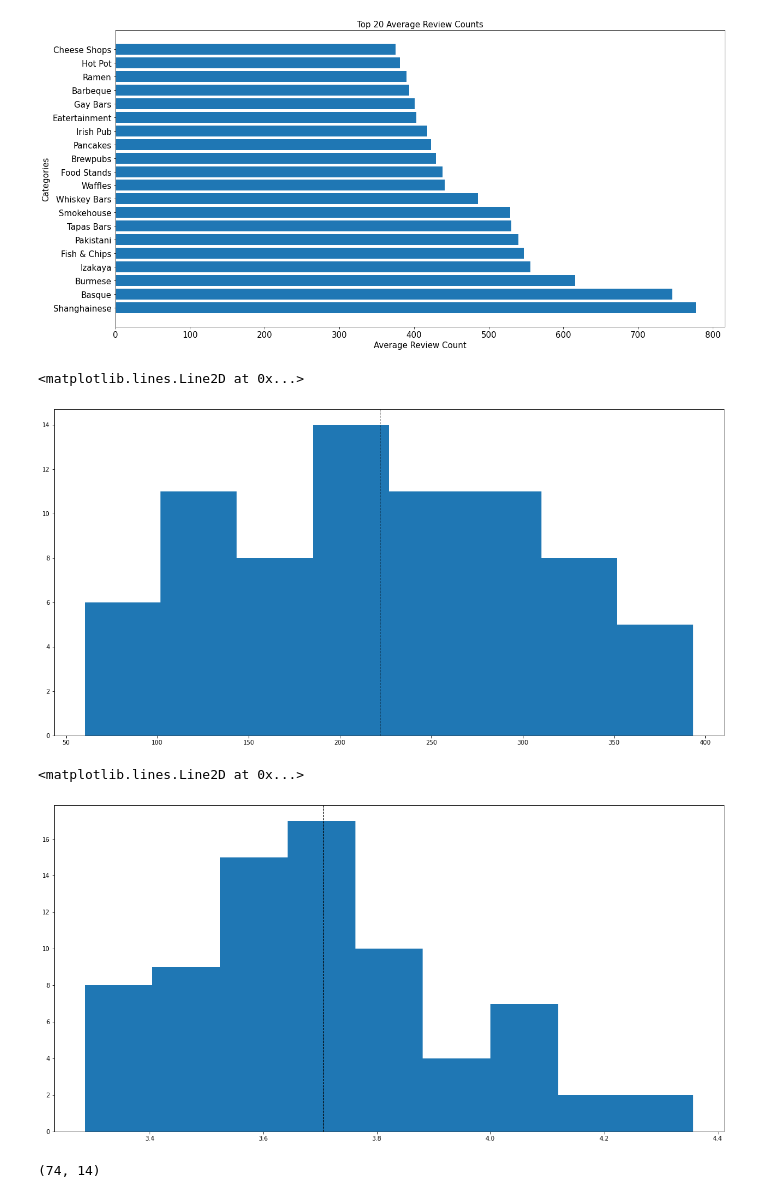
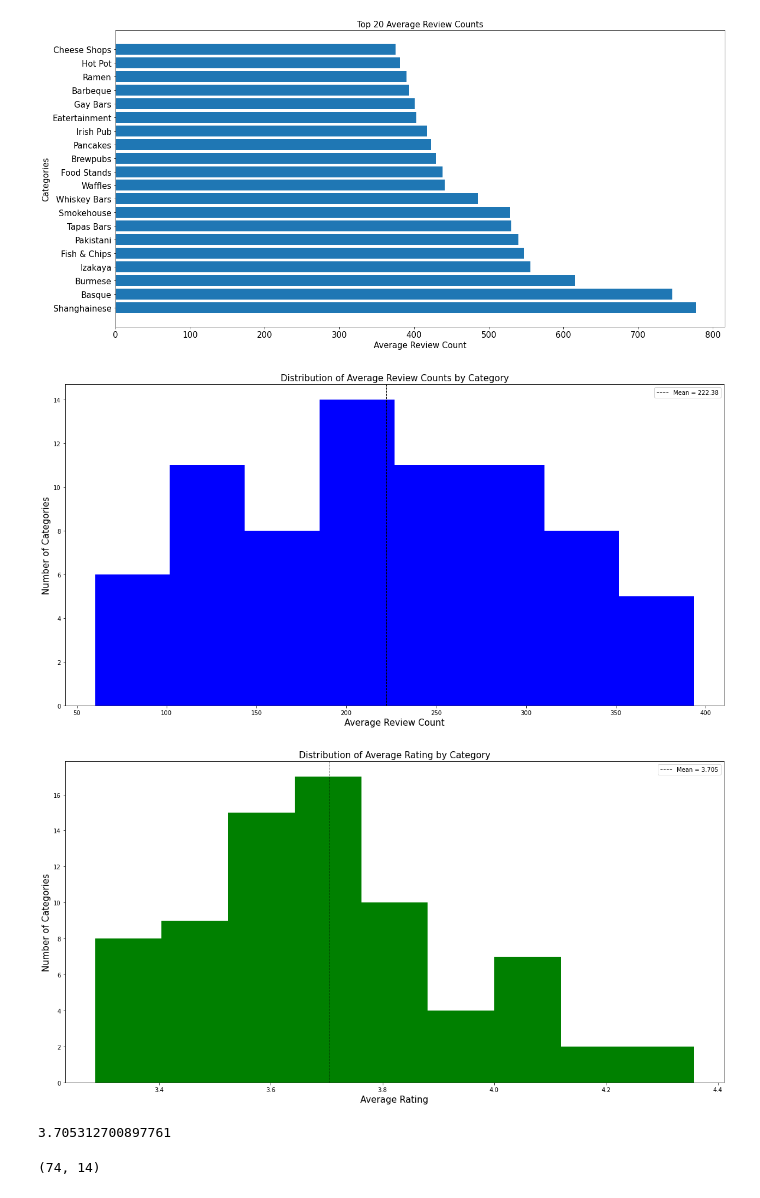
Before and after one commit to gschwaeb/DC-Exurb-Restaurant-Analysis-Using-Yelp, a Jupyter notebook: notebooks/combine_and_explore.ipynb, the cells around one changed output. Drawn from its saved outputs; the diff is of its cells as text; code cells hidden in the pictures.

Commit message:
finished presentation and updated some graphs

```diff
--- a/notebooks/combine_and_explore.ipynb
+++ b/notebooks/combine_and_explore.ipynb
@@ -3,10 +3,10 @@ import pandas as pd
 import matplotlib.pyplot as plt
 %matplotlib inline
 # %%
-md_reviews = pd.read_csv('md_reviews')
-md_biz = pd.read_csv('md_biz_reviews', converters={'Categories': eval})
-va_reviews = pd.read_csv('va_reviews')
-va_biz = pd.read_csv('va_biz_reviews', converters={'Categories': eval})
+md_reviews = pd.read_csv('data/md_reviews')
+md_biz = pd.read_csv('data/md_biz_reviews', converters={'Categories': eval})
+va_reviews = pd.read_csv('data/va_reviews')
+va_biz = pd.read_csv('data/va_biz_reviews', converters={'Categories': eval})
 # %%
 df = pd.concat([md_biz, va_biz])
 # %%
@@ -353,27 +342,31 @@ ax.tick_params(axis = 'both', which = 'major', labelsize = 15)
 # %%
 fig,ax = plt.subplots(figsize = (20,10))
 
-ax.hist(cat_info_df[cat_info_df['total'] > 5]['avg_review_count'], bins = 8)
-plt.axvline(cat_info_df[cat_info_df['total'] > 5]['avg_review_count'].mean(), color='k', linestyle='dashed', linewidth=1)
-#ax.set_title('Top 20 Average Review Counts', fontsize = 15)
-#ax.set_xlabel('Average Review Count', fontsize = 15)
-#ax.set_ylabel('Categories', fontsize = 15)
-#ax.tick_params(axis = 'both', which = 'major', labelsize = 15)
+ax.hist(cat_info_df[cat_info_df['total'] > 5]['avg_review_count'], bins = 8, color = 'b')
+avl = plt.axvline(cat_info_df[cat_info_df['total'] > 5]['avg_review_count'].mean(), color='k', linestyle='dashed', linewidth=1)
+ax.set_title('Distribution of Average Review Counts by Category', fontsize = 15)
+ax.set_xlabel('Average Review Count', fontsize = 15)
+ax.set_ylabel('Number of Categories', fontsize = 15)
+plt.legend([avl], ['Mean = 222.38'])
+plt.show()
 # %% [output]
-<matplotlib.lines.Line2D at 0x...>
-[figure, old version]
+[figure, new version]
 # %%
 fig,ax = plt.subplots(figsize = (20,10))
 
-ax.hist(cat_info_df[cat_info_df['total'] > 5]['avg_rating'], bins = 9)
-plt.axvline(cat_info_df[cat_info_df['total'] > 5]['avg_rating'].mean(), color='k', linestyle='dashed', linewidth=1)
-#ax.set_title('Top 20 Average Review Counts', fontsize = 15)
-#ax.set_xlabel('Average Review Count', fontsize = 15)
-#ax.set_ylabel('Categories', fontsize = 15)
-#ax.tick_params(axis = 'both', which = 'major', labelsize = 15)
+ax.hist(cat_info_df[cat_info_df['total'] > 5]['avg_rating'], bins = 9, color = 'g')
+avl = plt.axvline(cat_info_df[cat_info_df['total'] > 5]['avg_rating'].mean(), color='k', linestyle='dashed', linewidth=1)
+ax.set_title('Distribution of Average Rating by Category', fontsize = 15)
+ax.set_xlabel('Average Rating', fontsize = 15)
+ax.set_ylabel('Number of Categories', fontsize = 15)
+plt.legend([avl], ['Mean = 3.705'])
+plt.show()
 # %% [output]
-<matplotlib.lines.Line2D at 0x...>
-[figure, old version]
+[figure, new version]
+# %%
+cat_info_df[cat_info_df['total'] > 5]['avg_rating'].mean()
+# %% [output]
+3.705312700897761
 # %%
 cat_info_df[cat_info_df['total'] > 5].shape
 # %% [output]
```
Also changed, not shown: parts of 14 cells of this notebook, 5 other files.
